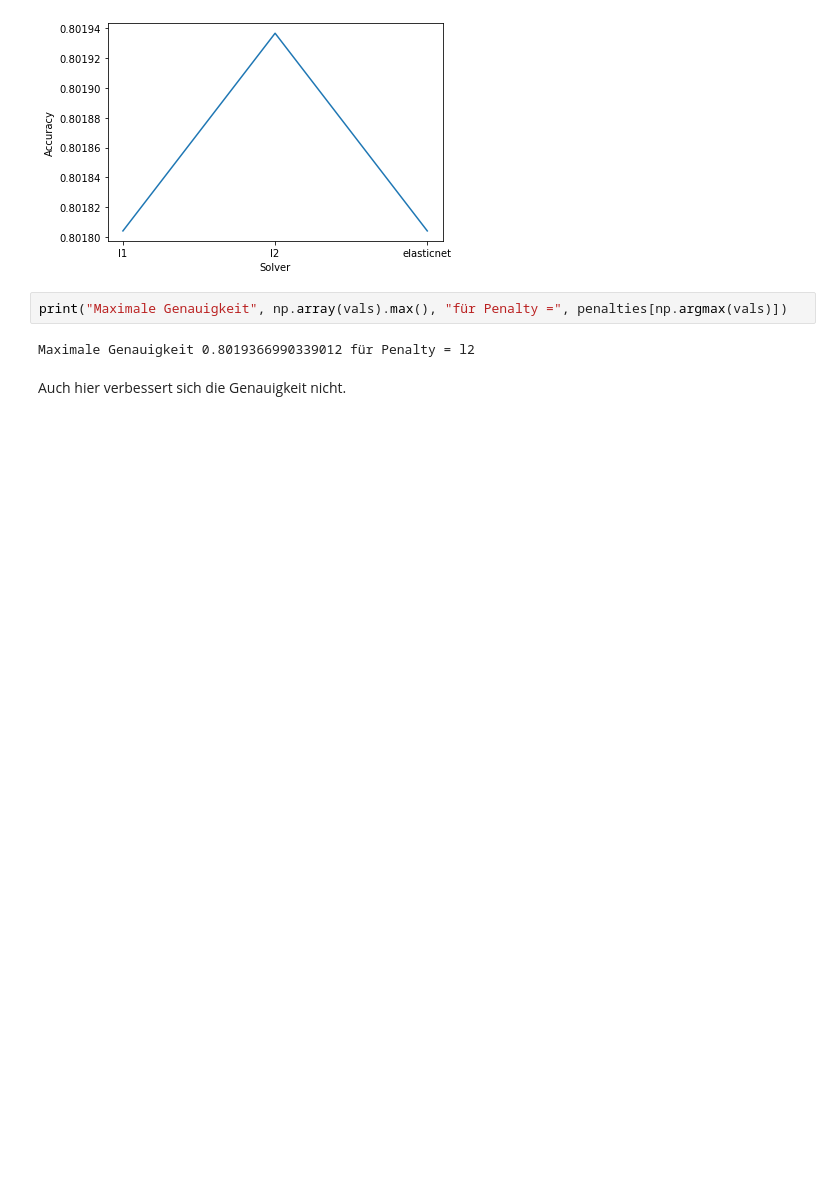
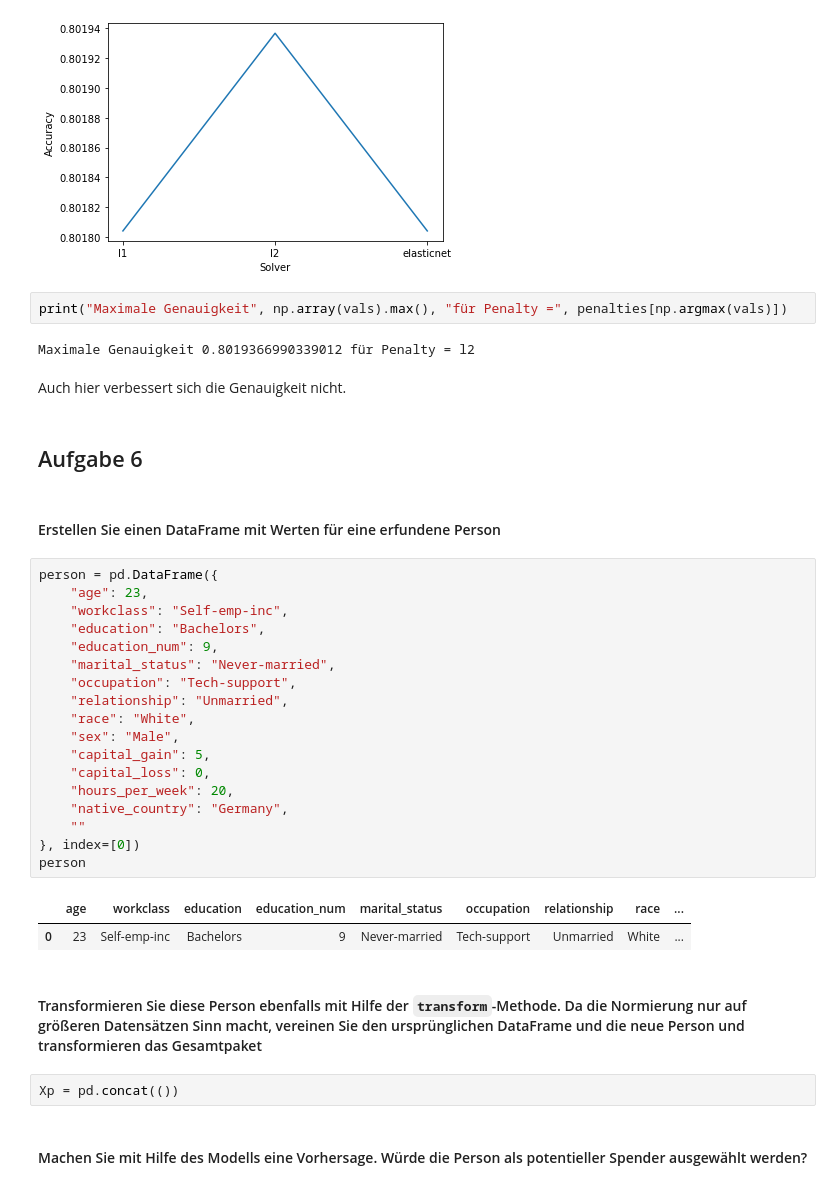
Before and after one commit to Bresenham/MaschinellesLernenPrakt, a Jupyter notebook: Studienarbeit.ipynb, the cells around one changed output. Cells and saved outputs as stored; diff of their text form; blank space fills up the shorter version.

```diff
--- a/Studienarbeit.ipynb
+++ b/Studienarbeit.ipynb
@@ -306,3 +306,34 @@ print("Maximale Genauigkeit", np.array(vals).max(), "für Penalty =", penalties[
 Maximale Genauigkeit 0.8019366990339012 für Penalty = l2
 # %% [markdown]
 Auch hier verbessert sich die Genauigkeit nicht.
+# %% [markdown]
+## Aufgabe 6
+# %% [markdown]
+#### Erstellen Sie einen DataFrame mit Werten für eine erfundene Person
+# %%
+person = pd.DataFrame({
+    "age": 23,
+    "workclass": "Self-emp-inc",
+    "education": "Bachelors",
+    "education_num": 9,
+    "marital_status": "Never-married",
+    "occupation": "Tech-support",
+    "relationship": "Unmarried",
+    "race": "White",
+    "sex": "Male",
+    "capital_gain": 5,
+    "capital_loss": 0,
+    "hours_per_week": 20,
+    "native_country": "Germany",
+    ""
+}, index=[0])
+person
+# %% [output]
+|  | age | workclass | education | education_num | marital_status | occupation | relationship | race | ... |
+| 0 | 23 | Self-emp-inc | Bachelors | 9 | Never-married | Tech-support | Unmarried | White | ... |
+# %% [markdown]
+#### Transformieren Sie diese Person ebenfalls mit Hilfe der `transform`-Methode. Da die Normierung nur auf größeren Datensätzen Sinn macht, vereinen Sie den ursprünglichen DataFrame und die neue Person und transformieren das Gesamtpaket
+# %%
+Xp = pd.concat(())
+# %% [markdown]
+#### Machen Sie mit Hilfe des Modells eine Vorhersage. Würde die Person als potentieller Spender ausgewählt werden?
```
Also changed, not shown: parts of 2 cells of this notebook, 1 other file.
